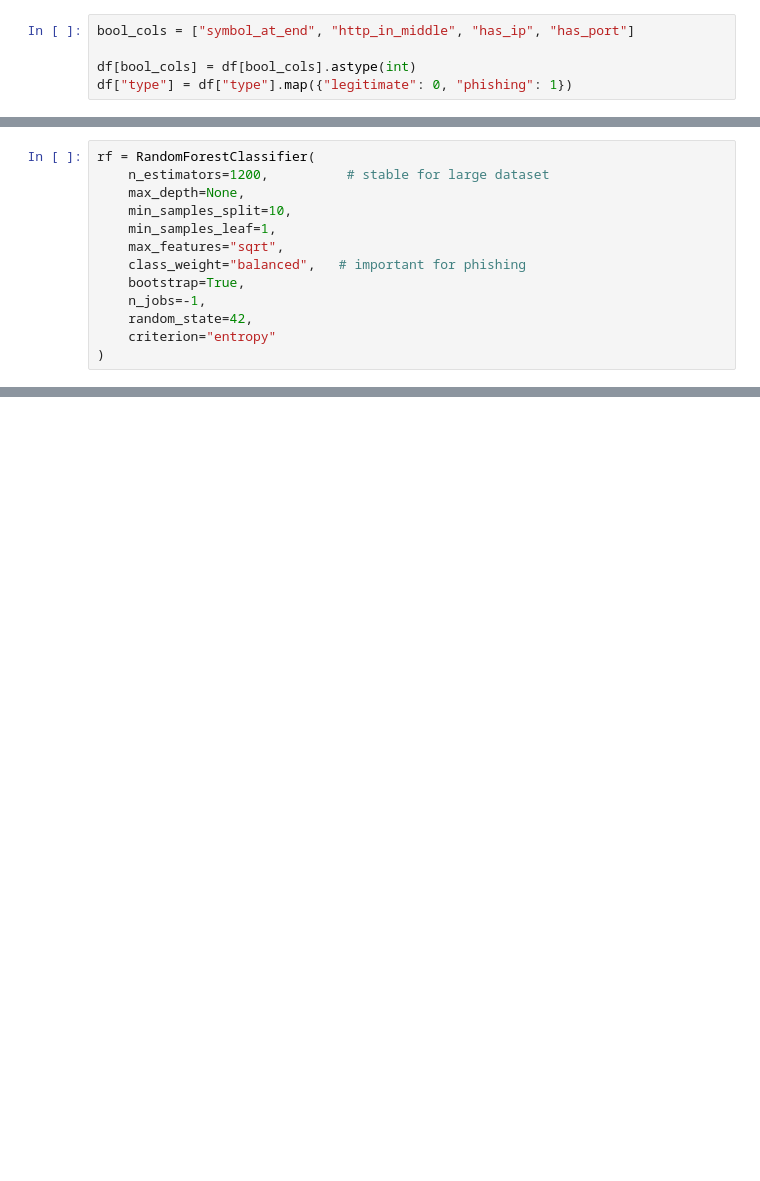
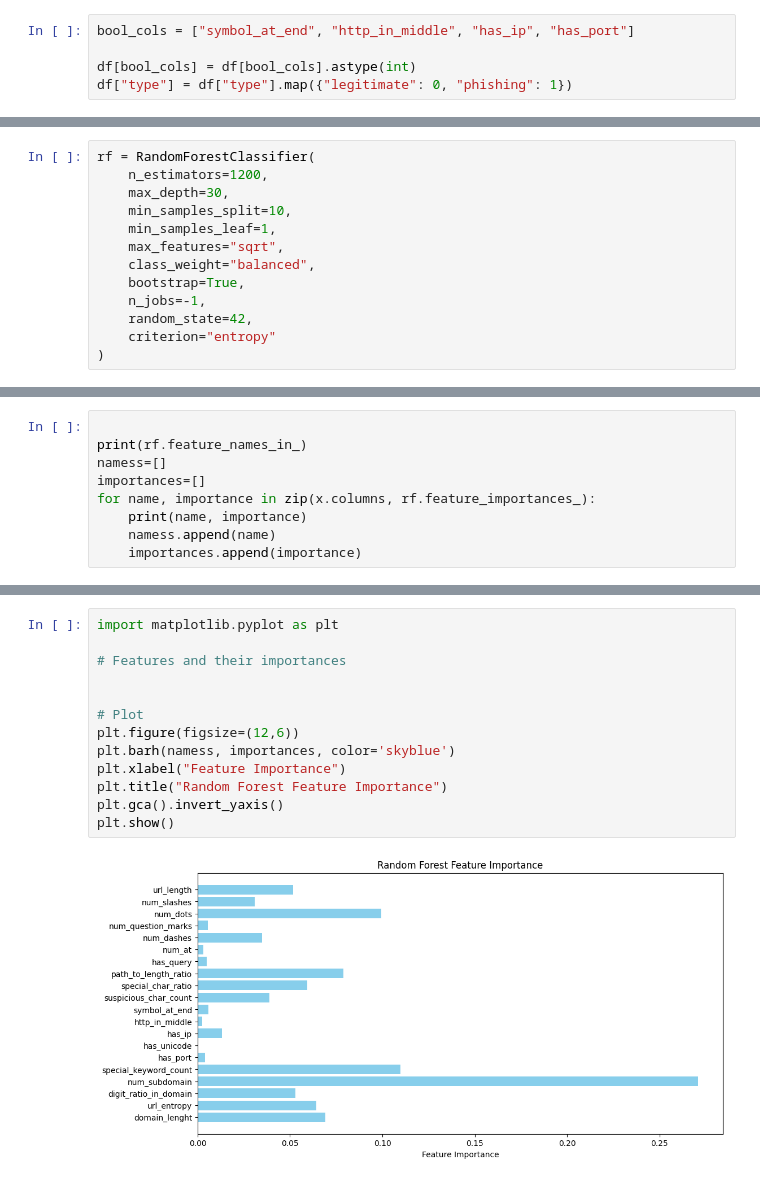
Before and after one commit to AmmarK13/Phishing_detection, a Jupyter notebook: notebooks/training.ipynb, the cells around one changed output, grey strips where cells are left out. Cells and saved outputs as stored; diff of their text form; blank space fills up the shorter version.

Commit message:
new(training.ipynb): Implemented Random forest classifier

```diff
--- a/notebooks/training.ipynb
+++ b/notebooks/training.ipynb
@@ -42,11 +48,11 @@ X_train, X_test, y_train, y_test = train_test_split(x, y, test_size=0.2, random_
 # %%
 rf = RandomForestClassifier(
-    n_estimators=1200,          # stable for large dataset
-    max_depth=None,
+    n_estimators=1200,
+    max_depth=30,
     min_samples_split=10,
     min_samples_leaf=1,
     max_features="sqrt",
-    class_weight="balanced",   # important for phishing
+    class_weight="balanced",
     bootstrap=True,
     n_jobs=-1,
     random_state=42,
@@ -81,0 +86,9 @@ Accuracy: 0.7527655604424897
+# %%
+
+print(rf.feature_names_in_)
+namess=[]
+importances=[]
+for name, importance in zip(x.columns, rf.feature_importances_):
+    print(name, importance)
+    namess.append(name)
+    importances.append(importance)
@@ -81,0 +113,15 @@ Accuracy: 0.7527655604424897
+# %%
+import matplotlib.pyplot as plt
+
+# Features and their importances
+
+
+# Plot
+plt.figure(figsize=(12,6))
+plt.barh(namess, importances, color='skyblue')
+plt.xlabel("Feature Importance")
+plt.title("Random Forest Feature Importance")
+plt.gca().invert_yaxis()
+plt.show()
+# %% [output]
+[figure, added]
```
Also changed, not shown: parts of 8 cells of this notebook.
